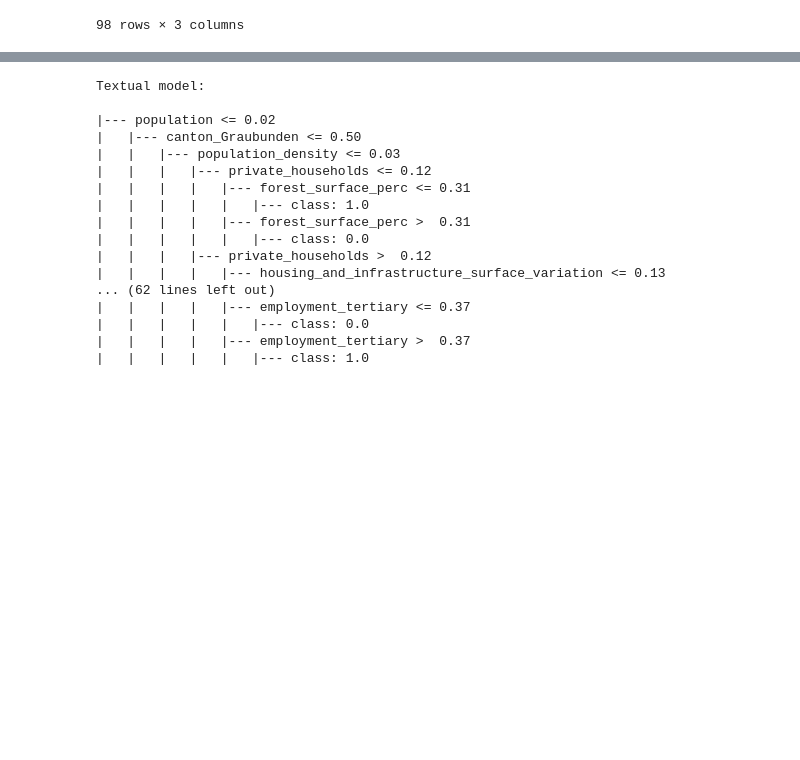
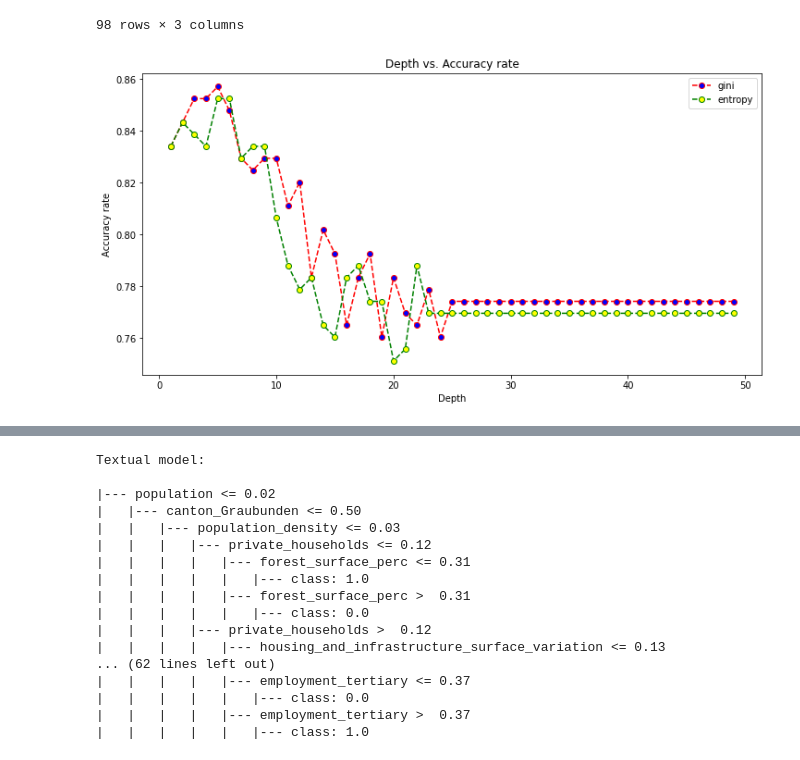
Before and after one commit to krishnapavanz/LarryOnBallots, a Jupyter notebook: models/model_evaluation_no_pp.ipynb, the cells around one changed output, grey strips where cells are left out. Cells and saved outputs as stored; diff of their text form; code cells hidden in the pictures; blank space fills up the shorter version.

Commit message:
added a graph for the decision tree hyperparameters.

```diff
--- a/models/model_evaluation_no_pp.ipynb
+++ b/models/model_evaluation_no_pp.ipynb
@@ -249,3 +255,8 @@ accuracies_dt
 | 96 | entropy | 48 | 0.769585 |
 | 97 | entropy | 49 | 0.769585 |
 98 rows × 3 columns
+# %%
+# Plot depth vs accuracy
+ea.decision_tree_depth_plot(accuracies_dt)
+# %% [output]
+[figure, added]
```
Also changed, not shown: parts of 4 cells of this notebook.
